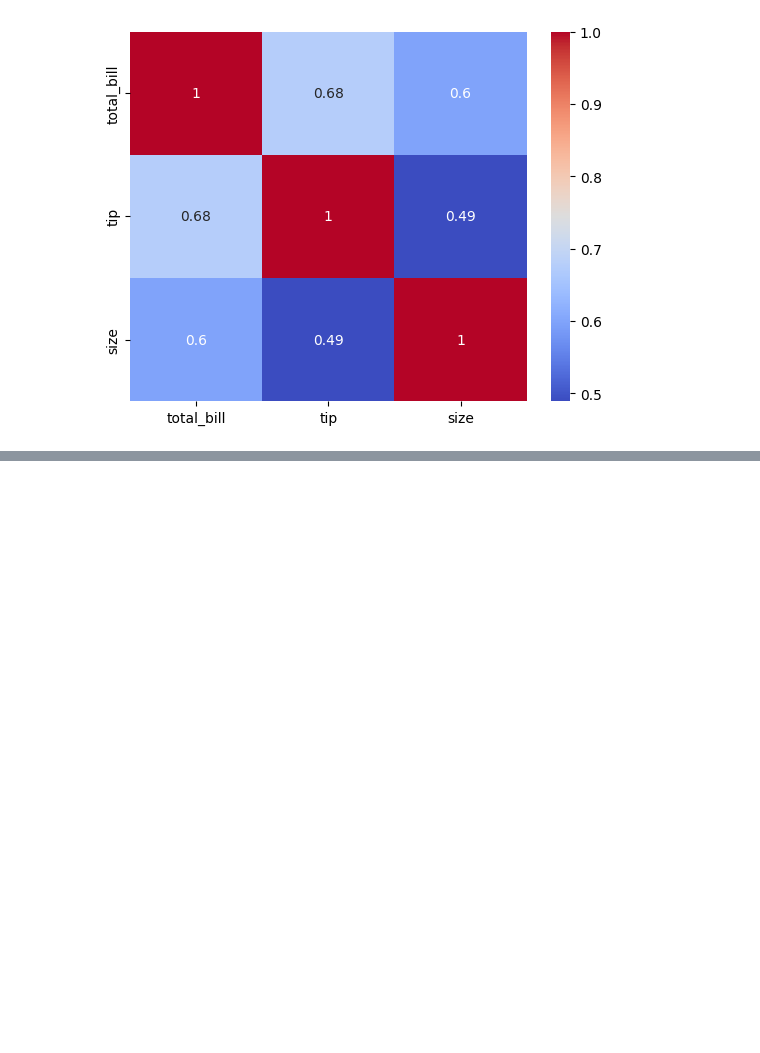
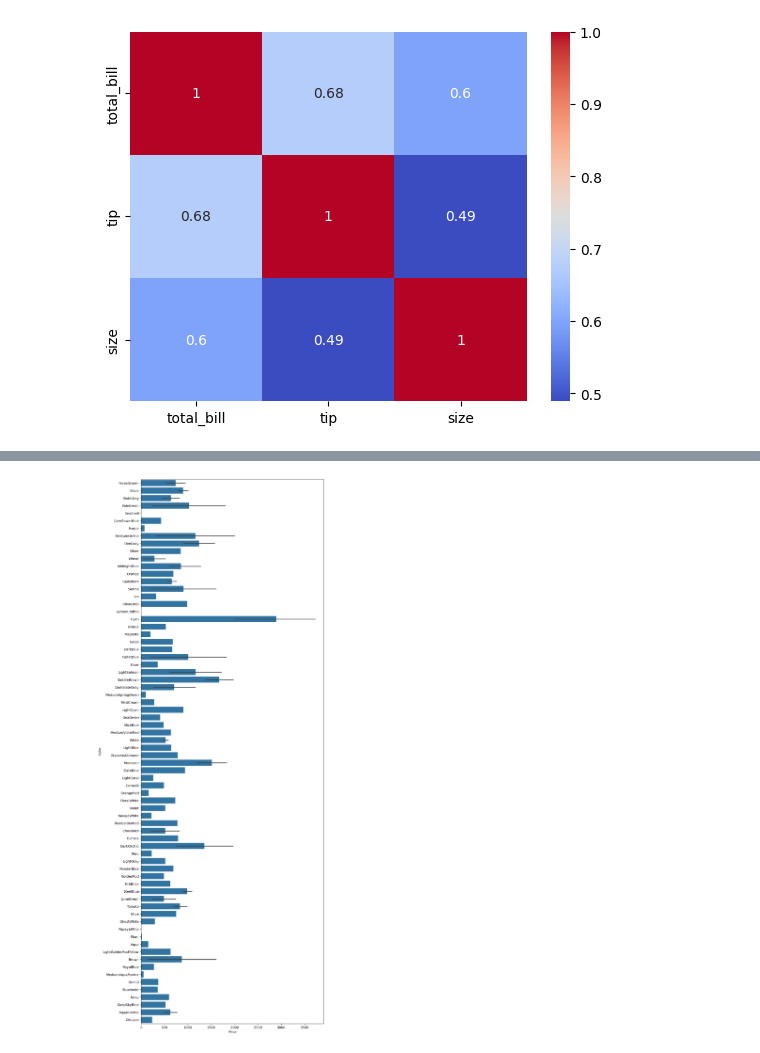
Before and after one commit to ShivamDevHere/data-analysis-with-python, a Jupyter notebook: 04-Seaborn/main.ipynb, the cells around one changed output, grey strips where cells are left out. Drawn from its saved outputs; the diff is of its cells as text; code cells hidden in the pictures; blank space fills up the shorter version.

Commit message:
Plot: A custom example for plotting

```diff
--- a/04-Seaborn/main.ipynb
+++ b/04-Seaborn/main.ipynb
@@ -149,0 +154,4 @@ sns.heatmap(corr, annot=True, cmap='coolwarm')
+# %%
+import pandas as pd
+sales_df = pd.read_csv('data.csv')
+sales_df.head(5)
@@ -149,0 +165,6 @@ sns.heatmap(corr, annot=True, cmap='coolwarm')
+# %%
+plt.figure(figsize=(10,30))
+sns.barplot(x='Price', y='Color',data=sales_df, estimator=sum)
+plt.show()
+# %% [output]
+[figure, added]
```
Also changed, not shown: parts of 2 cells of this notebook.
